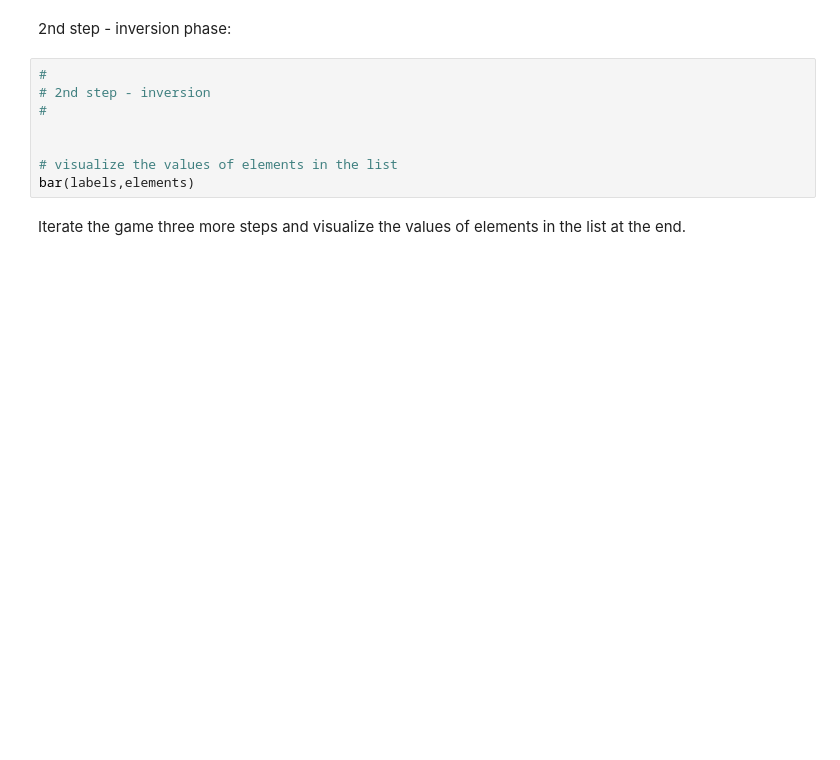
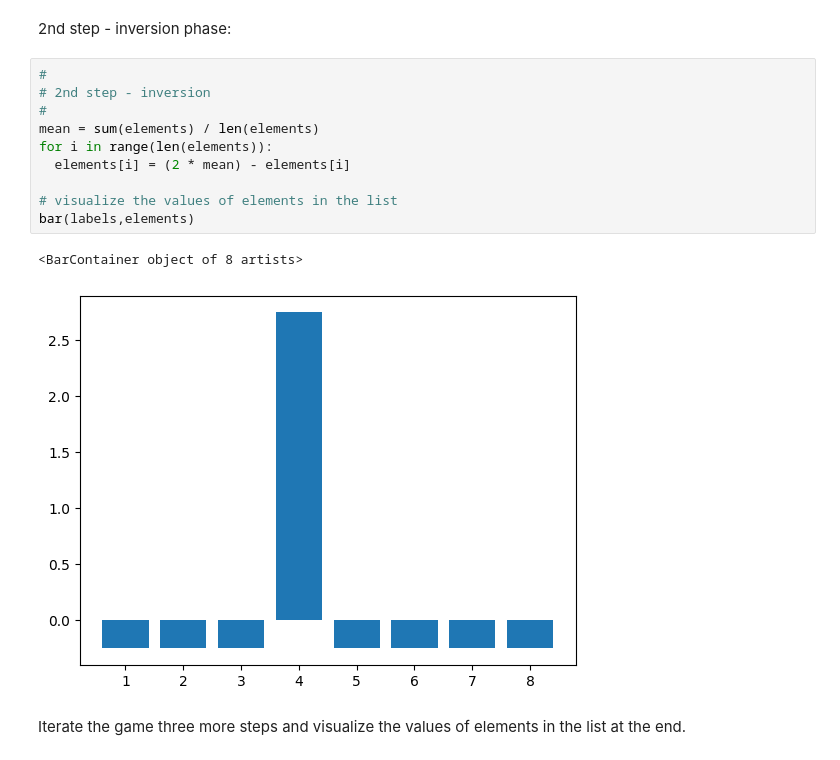
Before and after one commit to james-lucius/qureca_ADEQUATE, a Jupyter notebook: M3_51_Inversion_About_the_Mean_Exercise.ipynb, the cells around one changed output. Cells and saved outputs as stored; diff of their text form; blank space fills up the shorter version.

```diff
--- a/M3_51_Inversion_About_the_Mean_Exercise.ipynb
+++ b/M3_51_Inversion_About_the_Mean_Exercise.ipynb
@@ -125,11 +141,16 @@ bar(labels,elements)
 # %%
 #
 # 2nd step - inversion
 #
-
+mean = sum(elements) / len(elements)
+for i in range(len(elements)):
+  elements[i] = (2 * mean) - elements[i]
 
 # visualize the values of elements in the list
 bar(labels,elements)
+# %% [output]
+<BarContainer object of 8 artists>
+[figure, added]
 # %% [markdown]
 Iterate the game three more steps and visualize the values of elements in the list at the end.
 # %%
```
Also changed, not shown: parts of 20 cells of this notebook.
